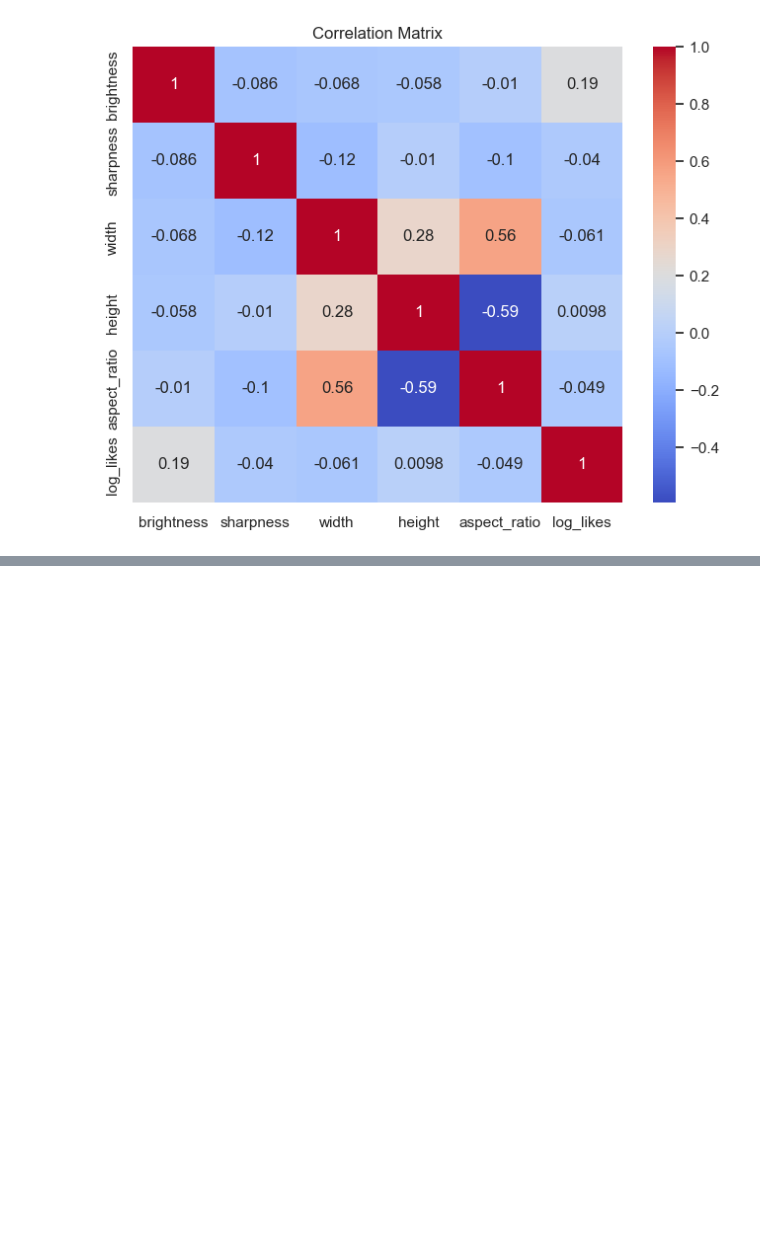
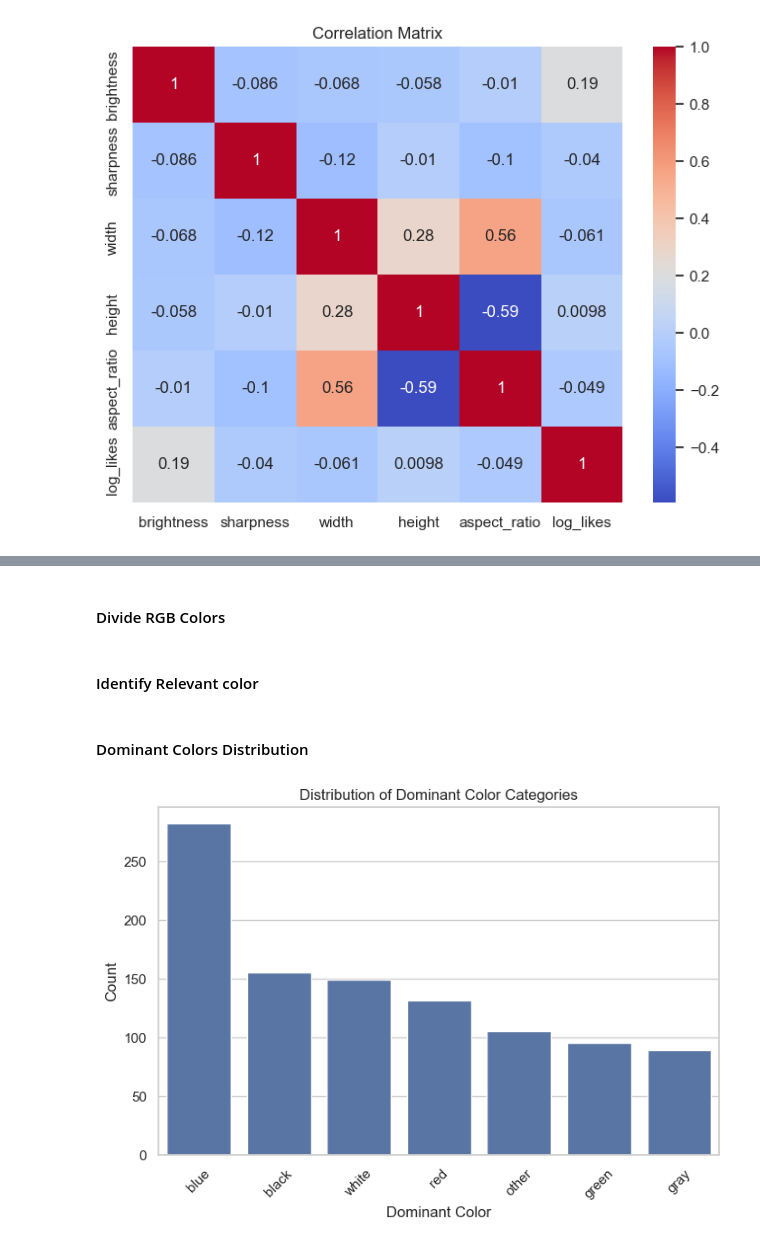
Before and after one commit to Elham-Schojaei/Techlab_Data_Science_Team3, a Jupyter notebook: notebooks/Data_Analysis.ipynb, the cells around one changed output, grey strips where cells are left out. Drawn from its saved outputs; the diff is of its cells as text; code cells hidden in the pictures; blank space fills up the shorter version.

Commit message:
Extended notebook with color and time-based engagement analysis

```diff
--- a/notebooks/Data_Analysis.ipynb
+++ b/notebooks/Data_Analysis.ipynb
@@ -206,0 +227,49 @@ plt.show()
+# %% [markdown]
+#### Divide RGB Colors
+# %%
+data["r"] = data["rgb"].apply(lambda x: x[0])
+data["g"] = data["rgb"].apply(lambda x: x[1])
+data["b"] = data["rgb"].apply(lambda x: x[2])
+# %% [markdown]
+#### Identify Relevant color
+# %%
+def dominant_color_category(row):
+    r, g, b = row["r"], row["g"], row["b"]
+
+    if pd.isna(r) or pd.isna(g) or pd.isna(b):
+        return "unknown"
+
+    max_val = max(r, g, b)
+    min_val = min(r, g, b)
+
+    # grayscale cases
+    if max_val - min_val < 0.1:
+        if max_val < 0.2:
+            return "black"
+        elif max_val > 0.8:
+            return "white"
+        else:
+            return "gray"
+
+    if r > g and r > b:
+        return "red"
+    elif g > r and g > b:
+        return "green"
+    elif b > r and b > r:
+        return "blue"
+    else:
+        return "other"
+
+data["dominant_color"] = data.apply(dominant_color_category, axis=1)
+# %% [markdown]
+#### Dominant Colors Distribution
+# %%
+plt.figure(figsize=(8,5))
+sns.countplot(data=data, x="dominant_color", order=data["dominant_color"].value_counts().index)
+plt.title("Distribution of Dominant Color Categories")
+plt.xlabel("Dominant Color")
+plt.ylabel("Count")
+plt.xticks(rotation=45)
+plt.show()
+# %% [output]
+[figure, added]
```
Also changed, not shown: parts of 22 cells of this notebook, 1 other file.
